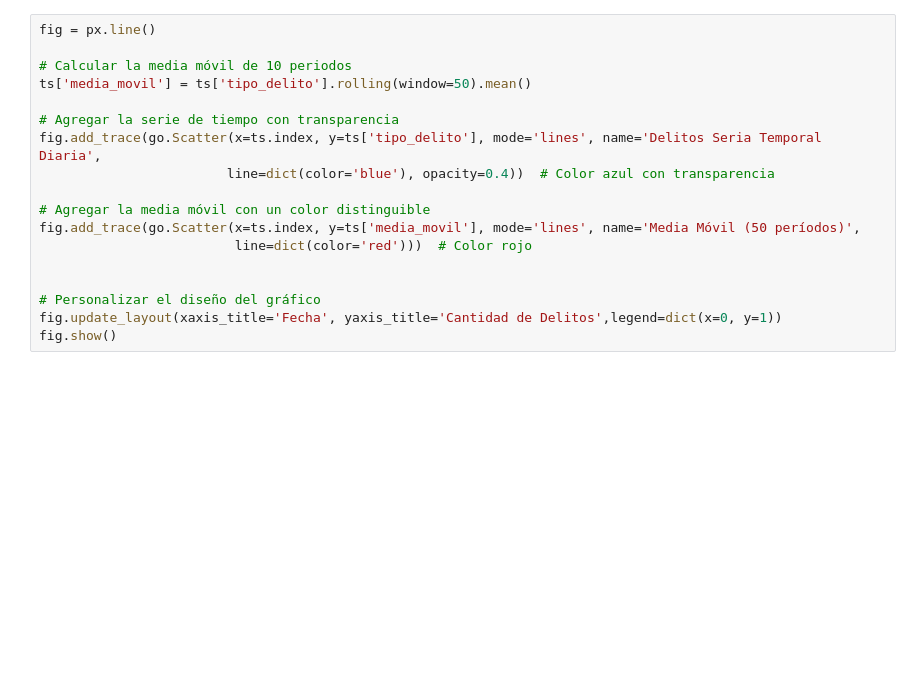
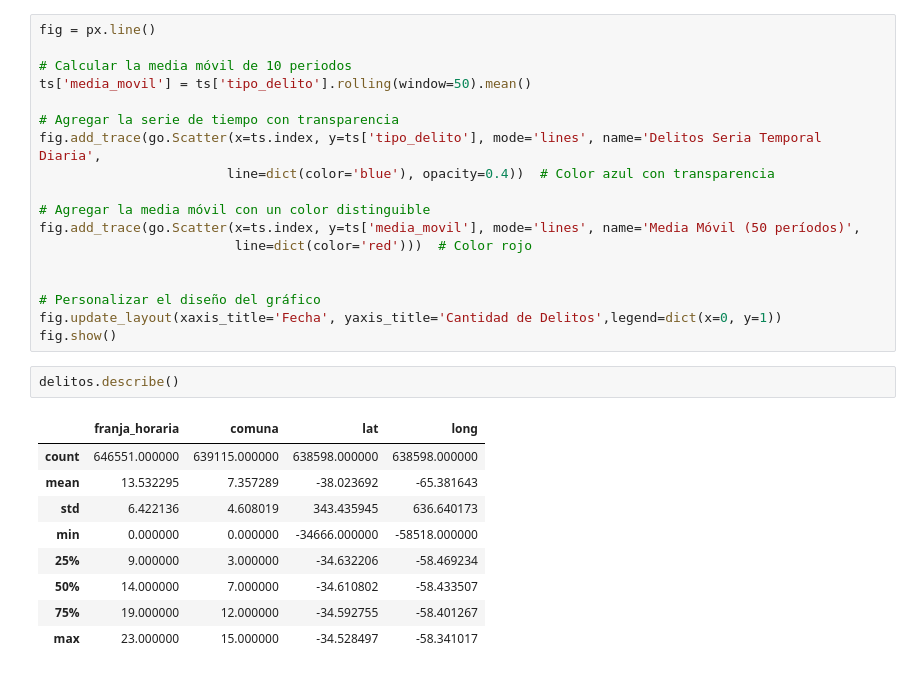
Before and after one commit to ctalamilla/analitica_delitos, a Jupyter notebook: delitos_etl.ipynb, the cells around one changed output. Cells and saved outputs as stored; diff of their text form; blank space fills up the shorter version.

```diff
--- a/delitos_etl.ipynb
+++ b/delitos_etl.ipynb
@@ -130,3 +137,15 @@ fig.add_trace(go.Scatter(x=ts.index, y=ts['media_movil'], mode='lines', name='Me
 # Personalizar el diseño del gráfico
 fig.update_layout(xaxis_title='Fecha', yaxis_title='Cantidad de Delitos',legend=dict(x=0, y=1))
 fig.show()
+# %%
+delitos.describe()
+# %% [output]
+|  | franja_horaria | comuna | lat | long |
+| count | 646551.000000 | 639115.000000 | 638598.000000 | 638598.000000 |
+| mean | 13.532295 | 7.357289 | -38.023692 | -65.381643 |
+| std | 6.422136 | 4.608019 | 343.435945 | 636.640173 |
+| min | 0.000000 | 0.000000 | -34666.000000 | -58518.000000 |
+| 25% | 9.000000 | 3.000000 | -34.632206 | -58.469234 |
+| 50% | 14.000000 | 7.000000 | -34.610802 | -58.433507 |
+| 75% | 19.000000 | 12.000000 | -34.592755 | -58.401267 |
+| max | 23.000000 | 15.000000 | -34.528497 | -58.341017 |
```
Also changed, not shown: parts of 6 cells of this notebook.
